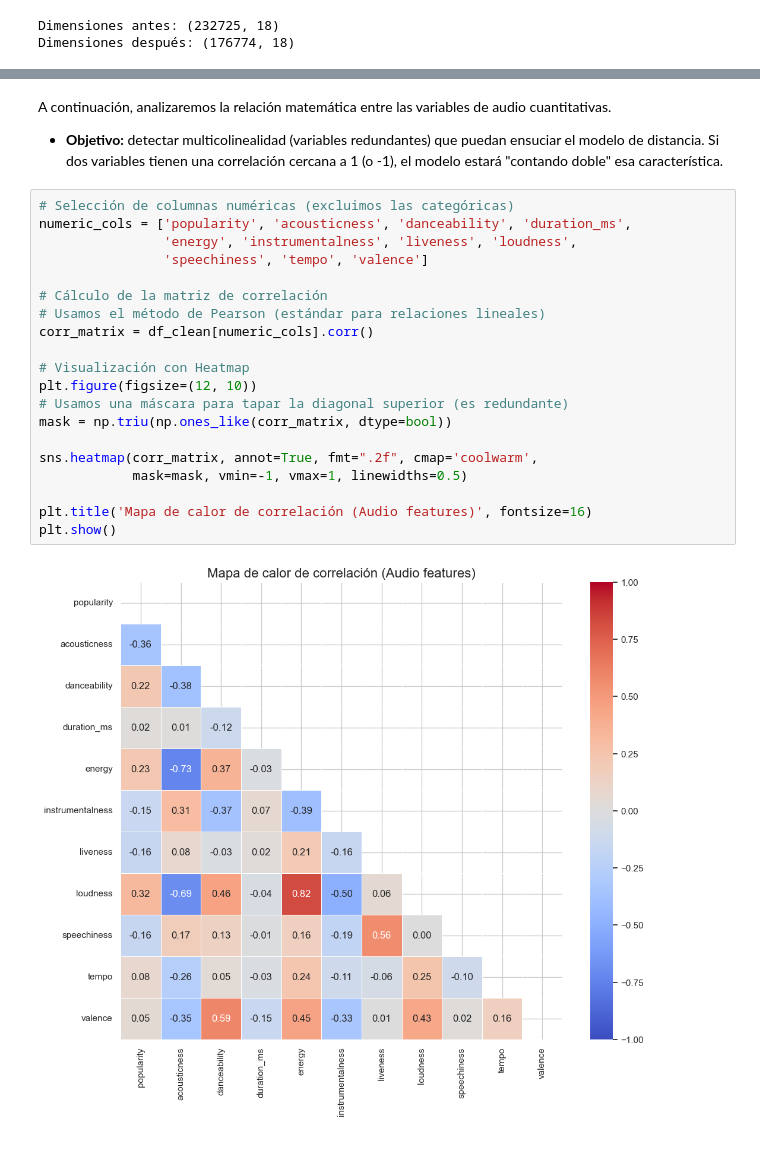
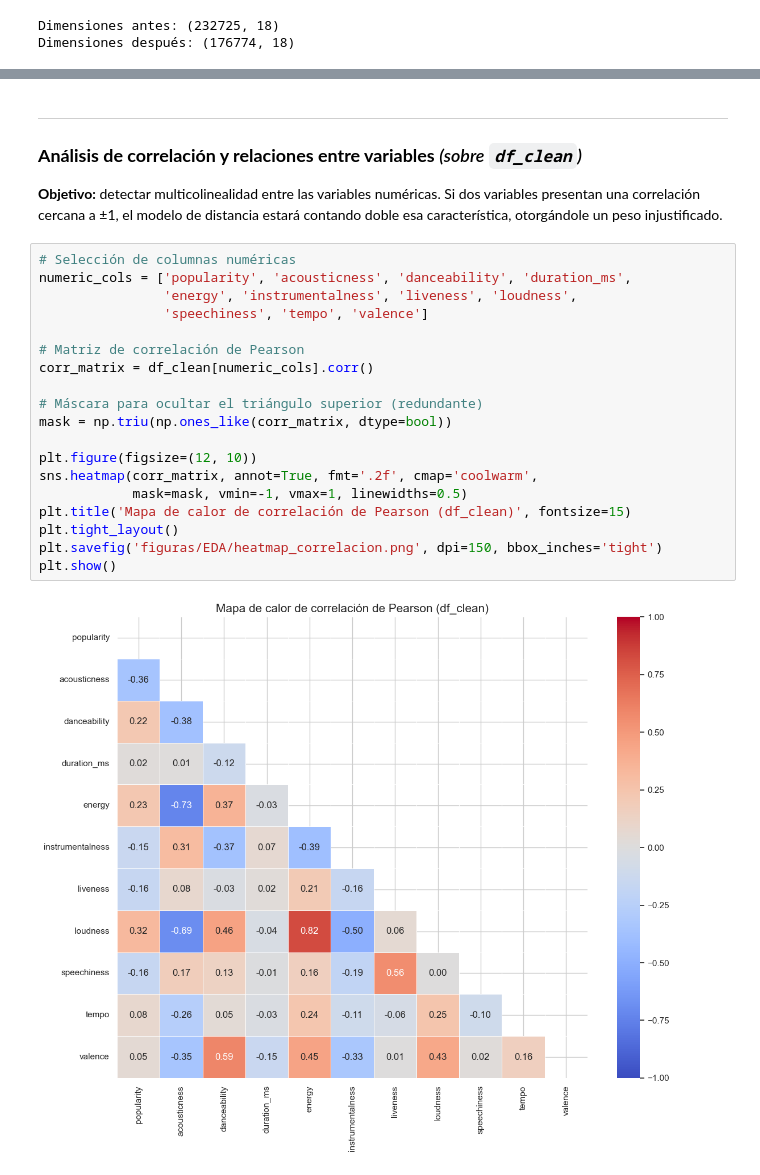
Before and after one commit to nernunnzar/music-recommendation-system, a Jupyter notebook: 01_Analisis_Exploratorio.ipynb, the cells around one changed output, grey strips where cells are left out. Saved outputs shown, nothing was run; the diff lists cells and outputs as text.

```diff
--- a/01_Analisis_Exploratorio.ipynb
+++ b/01_Analisis_Exploratorio.ipynb
@@ -186,26 +295,27 @@ Tras estos análisis, podemos interpretar:
-# %% [markdown]
-A continuación, analizaremos la relación matemática entre las variables de audio cuantitativas.
-* **Objetivo:** detectar multicolinealidad (variables redundantes) que puedan ensuciar el modelo de distancia. Si dos variables tienen una correlación cercana a 1 (o -1), el modelo estará "contando doble" esa característica.
+# %% [markdown]
+---
+### **Análisis de correlación y relaciones entre variables**  *(sobre `df_clean`)*
+
+**Objetivo:** detectar multicolinealidad entre las variables numéricas. Si dos variables presentan una correlación cercana a ±1, el modelo de distancia estará contando doble esa característica, otorgándole un peso injustificado.
 # %%
-# Selección de columnas numéricas (excluimos las categóricas)
+# Selección de columnas numéricas
 numeric_cols = ['popularity', 'acousticness', 'danceability', 'duration_ms',
                 'energy', 'instrumentalness', 'liveness', 'loudness',
                 'speechiness', 'tempo', 'valence']
 
-# Cálculo de la matriz de correlación
-# Usamos el método de Pearson (estándar para relaciones lineales)
+# Matriz de correlación de Pearson
 corr_matrix = df_clean[numeric_cols].corr()
 
-# Visualización con Heatmap
-plt.figure(figsize=(12, 10))
-# Usamos una máscara para tapar la diagonal superior (es redundante)
+# Máscara para ocultar el triángulo superior (redundante)
 mask = np.triu(np.ones_like(corr_matrix, dtype=bool))
 
-sns.heatmap(corr_matrix, annot=True, fmt=".2f", cmap='coolwarm',
+plt.figure(figsize=(12, 10))
+sns.heatmap(corr_matrix, annot=True, fmt='.2f', cmap='coolwarm',
             mask=mask, vmin=-1, vmax=1, linewidths=0.5)
-
-plt.title('Mapa de calor de correlación (Audio features)', fontsize=16)
+plt.title('Mapa de calor de correlación de Pearson (df_clean)', fontsize=15)
+plt.tight_layout()
+plt.savefig('figuras/EDA/heatmap_correlacion.png', dpi=150, bbox_inches='tight')
 plt.show()
 # %% [output]
-[figure, old version]
+[figure, new version]
 # %% [markdown]
```
Also changed, not shown: parts of 35 cells of this notebook, 6 other files.
